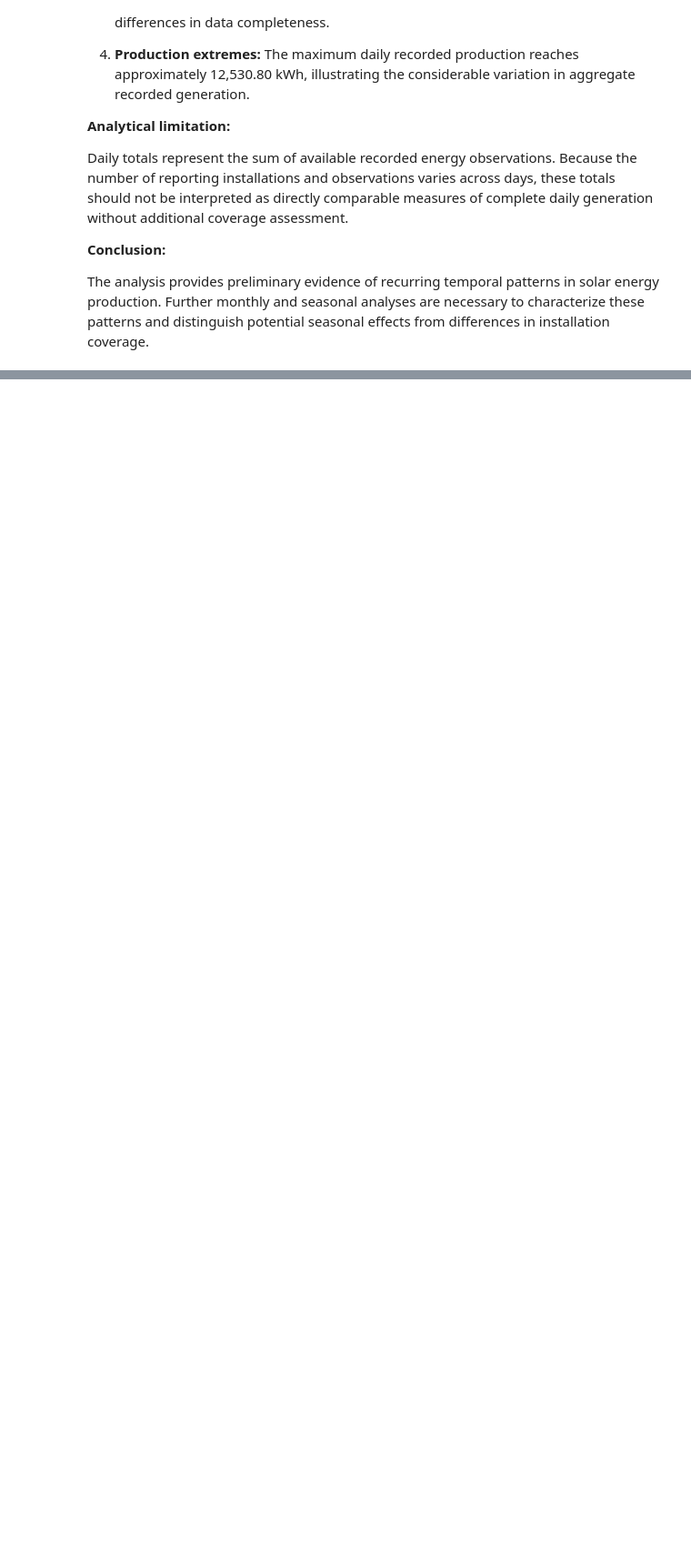
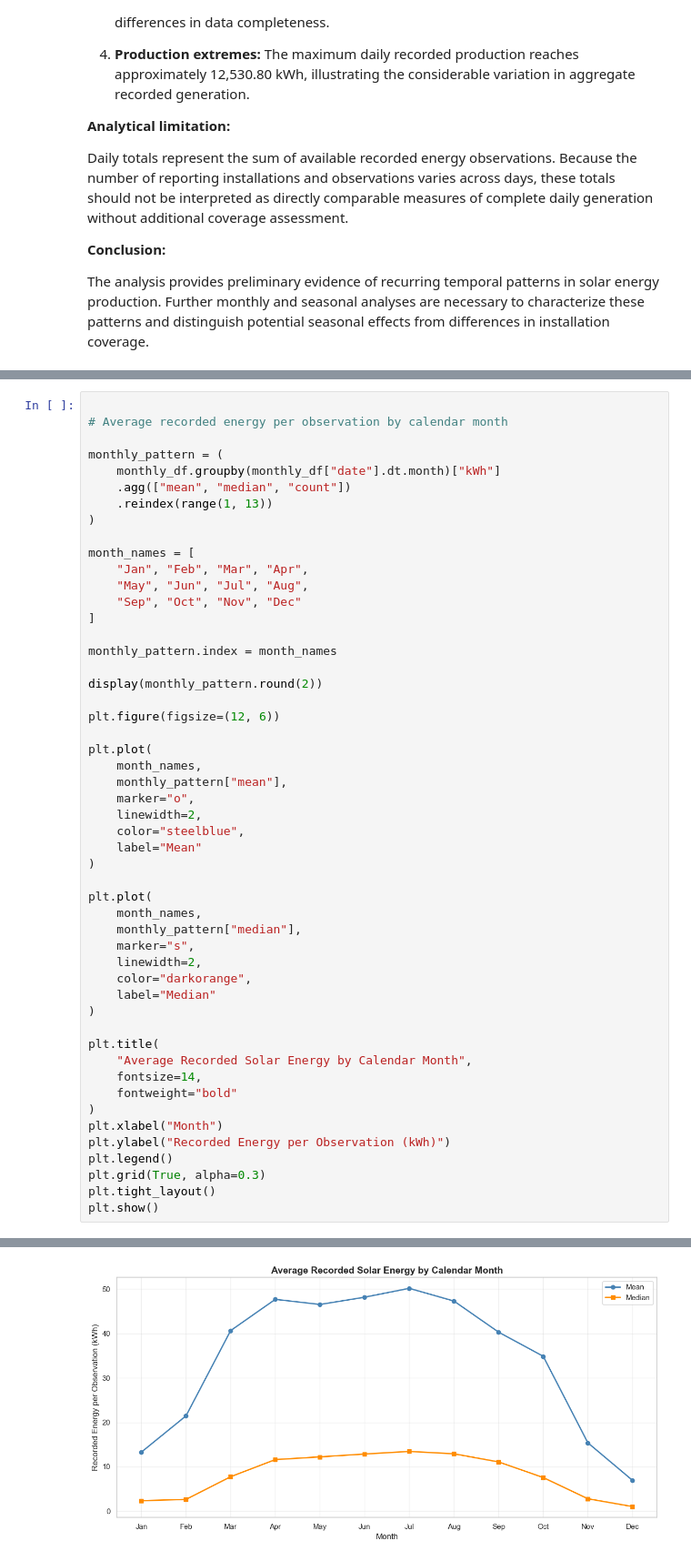
Before and after one commit to damisar/Solar-Energy-Production-Analysis, a Jupyter notebook: notebooks/solar_production_eda.ipynb, the cells around one changed output, grey strips where cells are left out. Shown at 91% size. Cells and saved outputs as stored; diff of their text form; blank space fills up the shorter version.

```diff
--- a/notebooks/solar_production_eda.ipynb
+++ b/notebooks/solar_production_eda.ipynb
@@ -1199,0 +1334,52 @@ The analysis provides preliminary evidence of recurring temporal patterns in sol
+# %%
+
+# Average recorded energy per observation by calendar month
+
+monthly_pattern = (
+    monthly_df.groupby(monthly_df["date"].dt.month)["kWh"]
+    .agg(["mean", "median", "count"])
+    .reindex(range(1, 13))
+)
+
+month_names = [
+    "Jan", "Feb", "Mar", "Apr",
+    "May", "Jun", "Jul", "Aug",
+    "Sep", "Oct", "Nov", "Dec"
+]
+
+monthly_pattern.index = month_names
+
+display(monthly_pattern.round(2))
+
+plt.figure(figsize=(12, 6))
+
+plt.plot(
+    month_names,
+    monthly_pattern["mean"],
+    marker="o",
+    linewidth=2,
+    color="steelblue",
+    label="Mean"
+)
+
+plt.plot(
+    month_names,
+    monthly_pattern["median"],
+    marker="s",
+    linewidth=2,
+    color="darkorange",
+    label="Median"
+)
+
+plt.title(
+    "Average Recorded Solar Energy by Calendar Month",
+    fontsize=14,
+    fontweight="bold"
+)
+plt.xlabel("Month")
+plt.ylabel("Recorded Energy per Observation (kWh)")
+plt.legend()
+plt.grid(True, alpha=0.3)
+plt.tight_layout()
+plt.show()
+# %% [output]
@@ -1199,0 +1399 @@ The analysis provides preliminary evidence of recurring temporal patterns in sol
+[figure, added]
```
Also changed, not shown: parts of 27 cells of this notebook.
